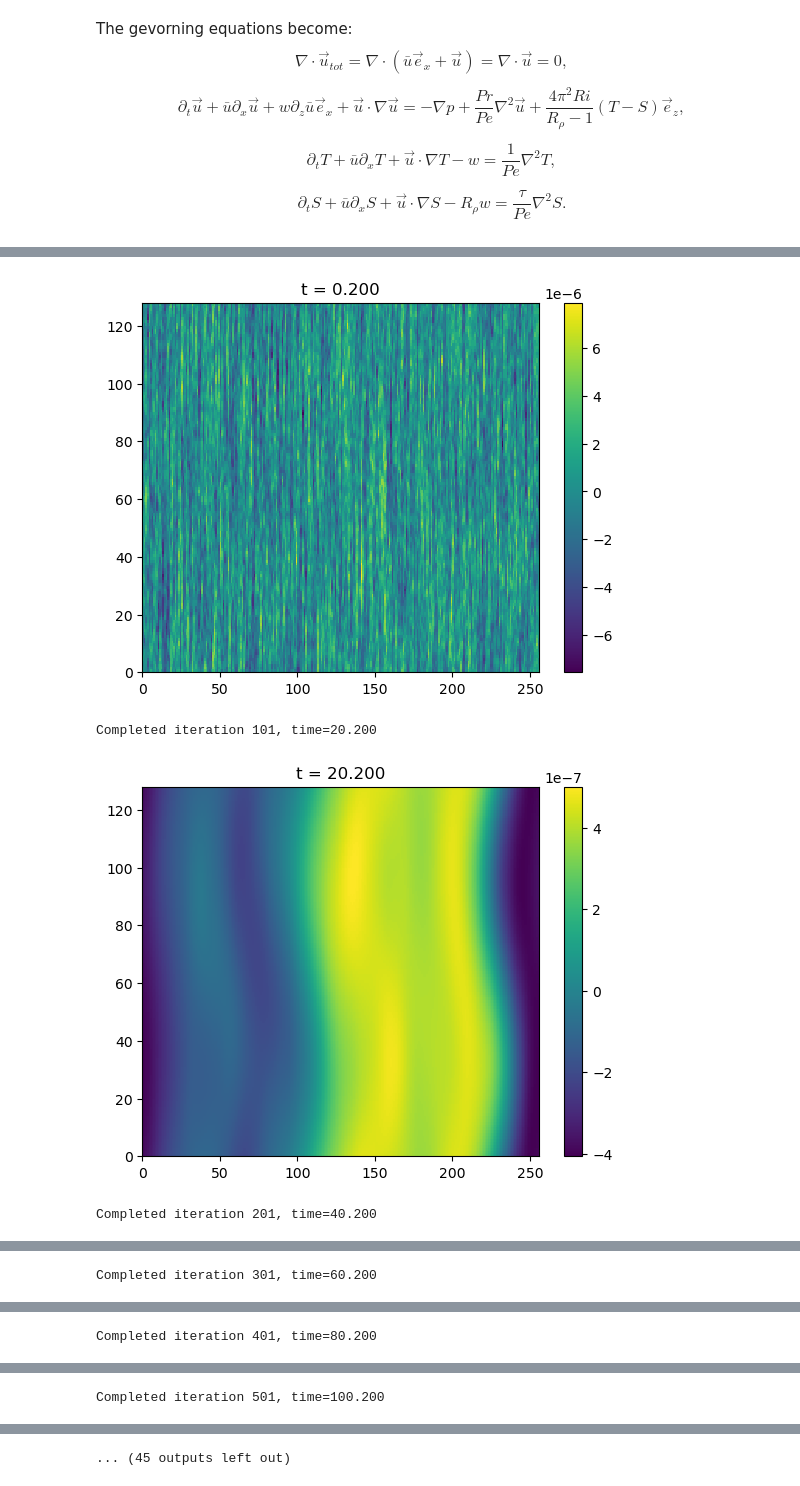
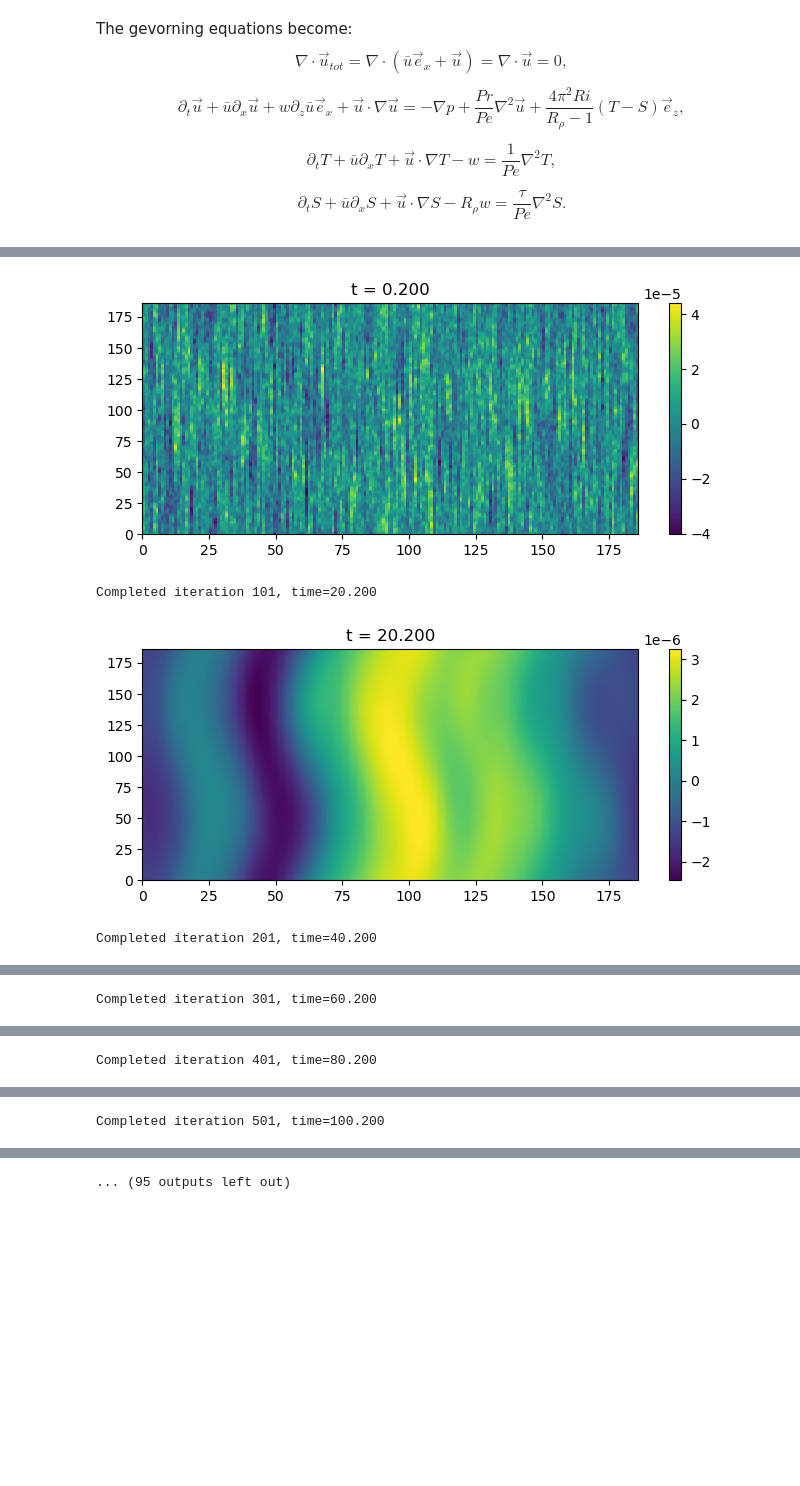
Before and after one commit to ducnguyen-uconn/Thermohaline-Shear_Instability, a Jupyter notebook: reproduce_refs/simulation/2dtest.ipynb, the cells around one changed output, grey strips where cells are left out. Saved outputs shown, nothing was run; the diff lists cells and outputs as text; code cells hidden in the pictures; blank space fills up the shorter version.

```diff
--- a/reproduce_refs/simulation/2dtest.ipynb
+++ b/reproduce_refs/simulation/2dtest.ipynb
@@ -65,7 +66,7 @@ Rp, Ri, Pe, tau = 2., 10., 1e2, 0.01 # figure 4
 Pr = 10.  # Prandtl number
 
 Lx, Lz = 64., 1.
-Nx, Nz = 256, 128
+Nx, Nz = 186, 186
 # Nx, Nz = 384, 192
 # Nx, Nz = 768, 384
 
@@ -80,6 +81,7 @@ p = dist.Field(name='p', bases=(xbasis,zbasis)) # pressure
 u = dist.VectorField(coords, name='u', bases=(xbasis,zbasis)) # velocity
 sa = dist.Field(name='sa', bases=(xbasis,zbasis)) # salinity
 te = dist.Field(name='te', bases=(xbasis,zbasis)) # temperature
+baru = dist.Field(bases=(zbasis))
 # Substitutions
 x, z = dist.local_grids(xbasis, zbasis) # get coordinate arrays in horizontal and vertical directions
 ex, ez = coords.unit_vector_fields(dist) # get unit vectors in horizontal and vertical directions
@@ -103,8 +105,10 @@ lap_sa = d3.div(grad_sa)
 dx = lambda A: d3.Differentiate(A, coords['x'])
 dz = lambda A: d3.Differentiate(A, coords['z'])
 
-baru = dist.Field(bases=zbasis)
-baru['g'] = np.sin(2*pi*z)
+
+baru['g'] = np.sin(2.*pi*z)
+print(z)
+print(baru['g'])
 
 # baru = np.sin(2*pi*z)
 
@@ -118,7 +122,7 @@ problem.add_equation("dt(u) + baru*dx(u) + w*dz(baru)*ex + grad(p) - (Pr/Pe)*lap
 problem.add_equation("dt(te) + baru*dx(te) - (1./Pe)*lap_te - w = - u@grad(te)")
 problem.add_equation("dt(sa) + baru*dx(sa) - (tau/Pe)*lap_sa - Rp*w = - u@grad(sa)")
 
-stop_sim_time = 60000 # Stopping criteria
+stop_sim_time = 1000 # Stopping criteria
 # timestepper = d3.RK443 # 3rd-order 4-stage DIRK+ERK scheme [Ascher 1997 sec 2.8] https://doi-org.ezproxy.lib.uconn.edu/10.1016/S0168-9274(97)00056-1
 timestepper = d3.RK222
 
@@ -127,16 +131,20 @@ solver = problem.build_solver(timestepper)
 solver.stop_sim_time = stop_sim_time
 
 # define initial condition
-p.fill_random('g', seed=42, distribution='normal', scale=1e-5) # Random noise
-u.fill_random('g', seed=42, distribution='normal', scale=1e-5) # Random noise
-te.fill_random('g', seed=42, distribution='normal', scale=1e-5) # Random noise
-sa.fill_random('g', seed=42, distribution='normal', scale=1e-5) # Random noise
+
+p.fill_random('g', seed=42, distribution='normal', scale=0.7*1e-4) # Random noise
+u.fill_random('g', seed=42, distribution='normal', scale=0.7*1e-4) # Random noise
+te.fill_random('g', seed=42, distribution='normal', scale=0.7*1e-4) # Random noise
+sa.fill_random('g', seed=42, distribution='normal', scale=0.7*1e-4) # Random noise
 
 max_timestep = 0.2
 # CFL
-CFL = d3.CFL(solver, initial_dt=max_timestep, cadence=10, safety=0.5, threshold=0.05,
-             max_change=1.5, min_change=0.5, max_dt=max_timestep)
-# CFL = d3.CFL(solver, initial_dt=max_timestep, cadence=10, max_dt=max_timestep)
+# CFL = d3.CFL(solver, initial_dt=max_timestep, cadence=10, safety=0.5, threshold=0.05,
+#              max_change=1.5, min_change=0.5, max_dt=max_timestep)
+CFL = d3.CFL(solver, initial_dt=max_timestep, cadence=1,safety=0.5,max_dt=max_timestep,min_dt=0.000000001,
+            #  threshold=0.05,
+            max_change=1.5, min_change=0.5
+             )
 CFL.add_velocity(u)
 
 # Main loop
@@ -147,6 +155,7 @@ while solver.proceed:
     if (solver.iteration-1) % 100 == 0:
         print('Completed iteration {}, time={:.3f}'.format(solver.iteration, solver.sim_time))
         temp = np.copy(te['g'])
+        plt.figure(figsize=(8,3))
         te_plot = plt.pcolormesh(temp.transpose())
         plt.colorbar(te_plot)
         plt.title("t = {:.3f}".format(solver.sim_time))
@@ -170,6 +179,6 @@ while solver.proceed:
 Starting main loop
 Completed iteration 1, time=0.200
-[figure, old version]
+[figure, new version]
 Completed iteration 101, time=20.200
-[figure, old version]
+[figure, new version]
 Completed iteration 201, time=40.200
@@ -183 +192 @@ Completed iteration 501, time=100.200
-... (45 outputs left out)
+... (95 outputs left out)
```
Also changed, not shown: parts of 2 cells of this notebook, 5 other files.
